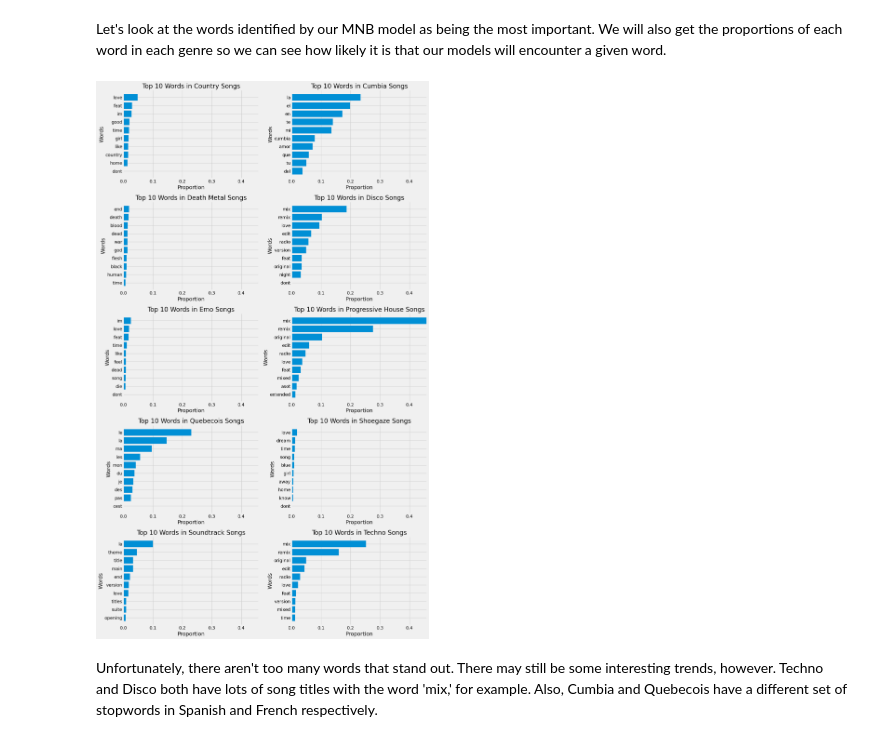
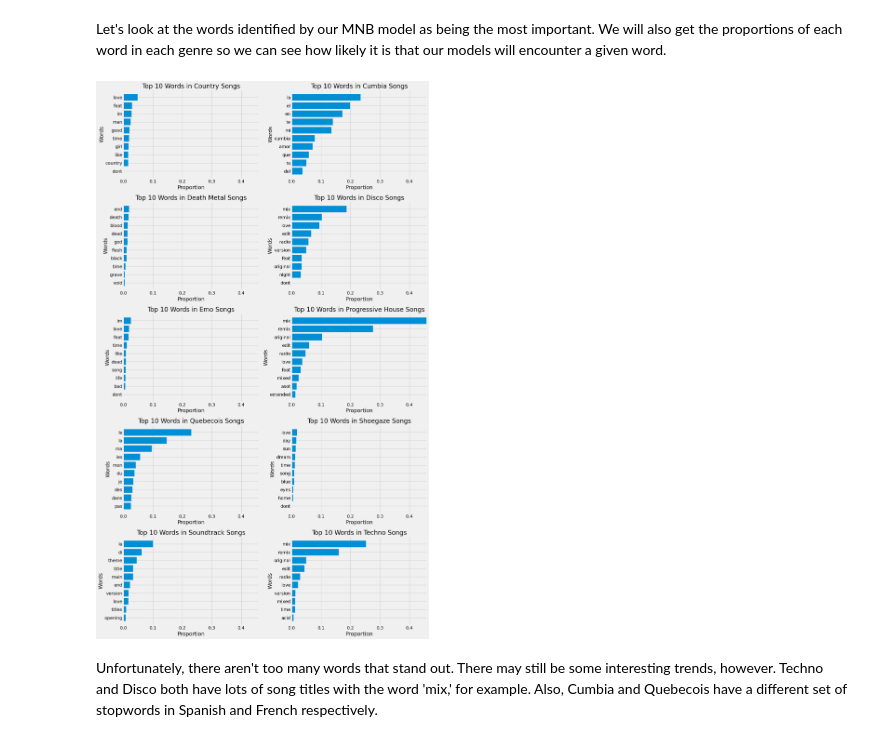
Before and after one commit to jackvandeleuv/music_analysis, a Jupyter notebook: predict_genre.ipynb, the cells around one changed output. Cells and saved outputs as stored; diff of their text form; code cells hidden in the pictures.

```diff
--- a/predict_genre.ipynb
+++ b/predict_genre.ipynb
@@ -53,5 +44,5 @@ tracks = pd.read_csv(path)
 # %%
-# tracks = pd.read_csv('data/audio_features_5.1_clean.csv')
+tracks = pd.read_csv('data/audio_features_5.3_clean.csv')
 tracks = tracks.drop(['popularity'], axis=1)
 
 seed = 538
@@ -66,8 +55,7 @@ selected_genres = list(tracks.groupby(by='genre') \
                        .size() \
                        .sort_values(ascending=False) \
                        .head(N_TOP_GENRES) \
-                       .index
-                       )
+                       .index)
 
 tracks = tracks[tracks.genre.isin(selected_genres)]
 # %% [markdown]
@@ -231,54 +270,85 @@ We'll use the top_features_by_genre for visualization purposes, and top_features
 Let's look at the words identified by our MNB model as being the most important. We will also get the proportions of each word in each genre so we can see how likely it is that our models will encounter a given word.
 # %%
 def calculate_word_proportions(df, word_dict, genre_encoder):
+    # Make a deep copy of the DataFrame to avoid modifying the original
     df = df.copy(deep=True)
+
+    # Convert the genre labels from encoded to text form
     df.genre = genre_encoder.inverse_transform(df.genre)
+
     proportions = {}
+
+    # For each genre, calculate the proportion of each top word
     for genre, words in word_dict.items():
+        # Subset the DataFrame to include only the rows with the current genre label
         genre_df = df[df['genre'] == genre]
         genre_word_proportions = {}
+
+        # For each top word, calculate the proportion of song names that contain the word
         for word in words:
+            # Check if song name contains word with lambda function.
             count = genre_df['song_name'].apply(lambda x: word.lower() in x.lower()).sum()
+
+            # Calculate proportion
             genre_word_proportions[word] = count / len(genre_df)
+
+        # Store the results in the dict.
         proportions[genre] = genre_word_proportions
     return proportions
 
 # Calculate the proportions
-word_proportions = calculate_word_proportions(tracks, top_features_by_genre, genre_encoder)
+word_proportions = calculate_word_proportions(tracks,
+                                              top_features_by_genre,
+                                              genre_encoder)
 # %%
 def plot_top_words_all_genres(word_proportions, genres, top_n, ncols=2):
+    # Calculate the number of rows and columns for the subplot grid
     nrows = (len(genres) + ncols - 1) // ncols
 
     # Find the maximum proportion value across all genres
     max_proportion = max(max(proportions.values()) for proportions in word_proportions.values())
 
+    # Create a figure with a subplot grid of size nrows x ncols
     fig, axes = plt.subplots(nrows=nrows, ncols=ncols, figsize=(15, nrows * 5))
 
     for i, genre in enumerate(genres):
         genre_proportions = word_proportions[genre]
-        sorted_items = sorted(genre_proportions.items(), key=lambda x: x[1], reverse=True)
+
+        # Sort proportions by value.
+        sorted_items = sorted(genre_proportions.items(),
+                              key=lambda x: x[1],
+                              reverse=True)
+
+        # Take the top n values in the sorted list.
         top_words = sorted_items[:top_n]
         words, proportions = zip(*top_words)
 
+        # Get the subplot axes for the current genre
         ax = axes[i // ncols][i % ncols]
+
+        # Plot the top words for the current genre as a horizontal bar chart
         ax.barh(words, proportions)
-        ax.set_xlim(0, max_proportion)  # Set the common x-axis limit
+
+        # Set the x-axis limit to the maximum proportion value across all genres
+        ax.set_xlim(0, max_proportion)
         ax.set_xlabel('Proportion')
         ax.set_ylabel('Words')
         ax.set_title(f'Top {top_n} Words in {genre} Songs')
+
+        # Invert the y-axis to display the top words at the top of the chart
         ax.invert_yaxis()
 
-    # If the number of genres is not a multiple of ncols, remove the extra subplots
+    # If number of genres is not a multiple of ncols, remove the extra subplots
     for j in range(i + 1, nrows * ncols):
         fig.delaxes(axes[j // ncols][j % ncols])
 
     plt.tight_layout()
     plt.show()
 
 
 plot_top_words_all_genres(word_proportions, genre_encoder.classes_, top_n=10)
 # %% [output]
-[figure, old version]
+[figure, new version]
 # %% [markdown]
 Unfortunately, there aren't too many words that stand out. There may still be some interesting trends, however. Techno and Disco both have lots of song titles with the word 'mix,' for example. Also, Cumbia and Quebecois have a different set of stopwords in Spanish and French respectively.
 # %% [markdown]
```
Also changed, not shown: parts of 95 cells of this notebook.
